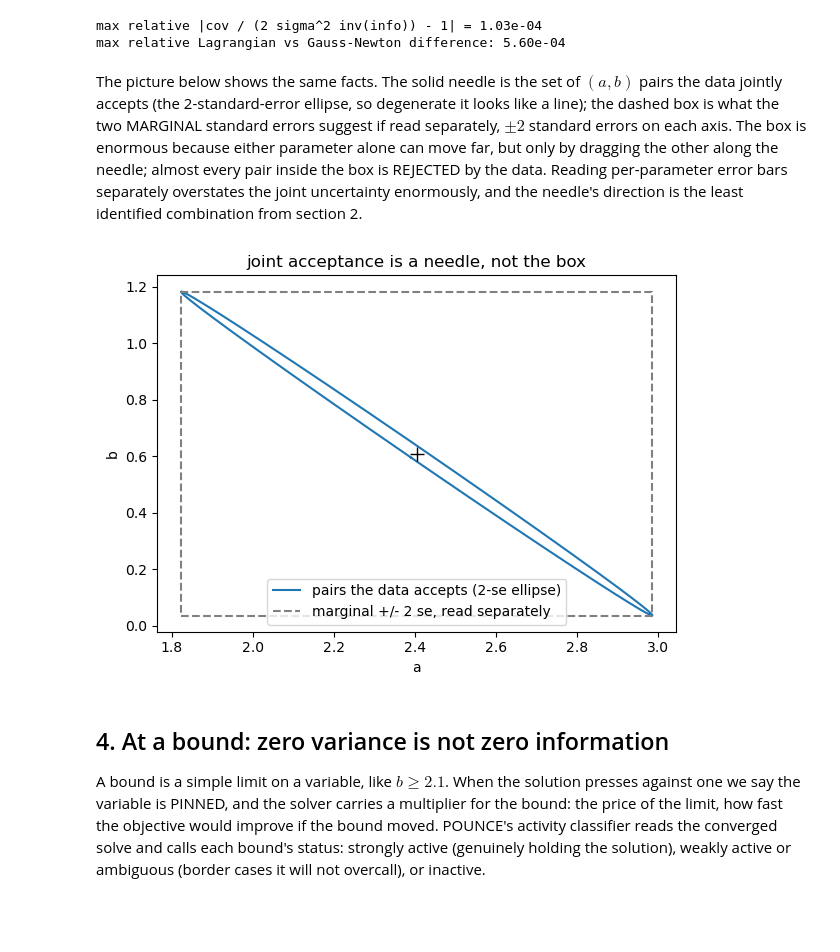
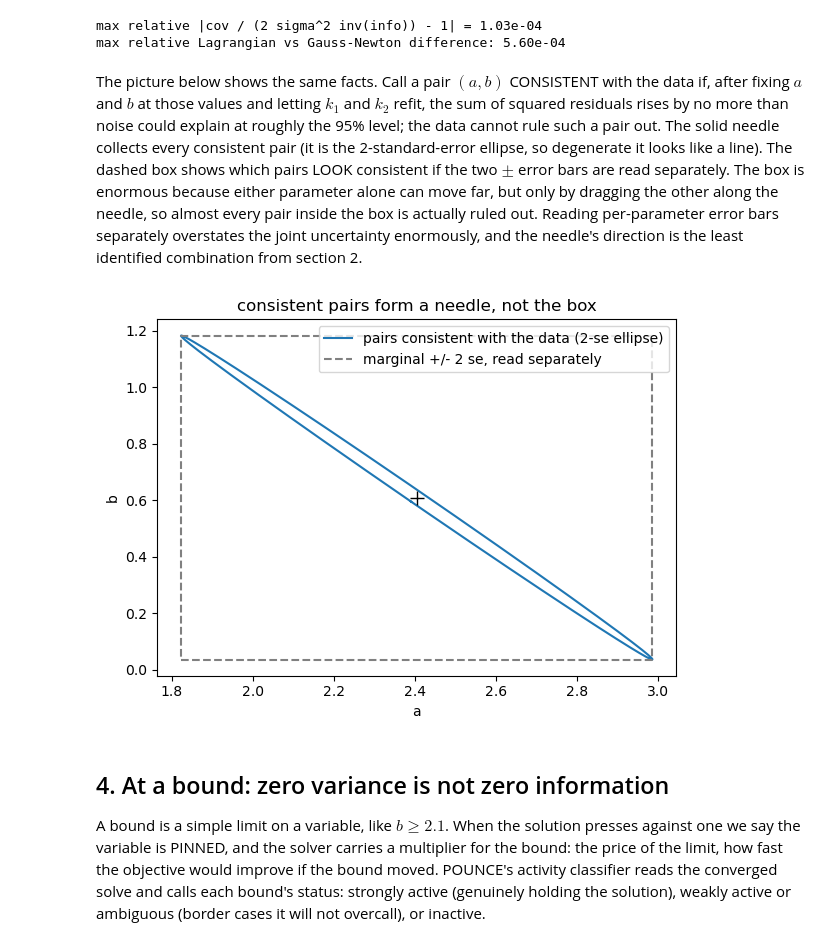
Before and after one commit to GermanHeim/pounce, a Jupyter notebook: python/notebooks/31_information_identifiability.ipynb, the cells around one changed output. Saved outputs shown, nothing was run; the diff lists cells and outputs as text; code cells hidden in the pictures; blank space fills up the shorter version.

Commit message:
Notebook 31: define consistency operationally, drop 'jointly accept'
A pair is consistent with the data if fixing it and refitting the
rest raises the sum of squared residuals by no more than noise could
explain at roughly the 95% level; the data cannot rule it out. The
legend and title now use the same word.

Co-Authored-By: Claude Fable 5 <noreply@anthropic.com>

```diff
--- a/python/notebooks/31_information_identifiability.ipynb
+++ b/python/notebooks/31_information_identifiability.ipynb
@@ -265,41 +265,45 @@ print(f"max relative Lagrangian vs Gauss-Newton difference: "
 max relative |cov / (2 sigma^2 inv(info)) - 1| = 1.03e-04
 max relative Lagrangian vs Gauss-Newton difference: 5.60e-04
 # %% [markdown]
-The picture below shows the same facts. The solid needle is the set of $(a, b)$
-pairs the data jointly accepts (the 2-standard-error ellipse, so
-degenerate it looks like a line); the dashed box is what the two
-MARGINAL standard errors suggest if read separately, $\pm 2$
-standard errors on each axis. The box is enormous because either
-parameter alone can move far, but only by dragging the other along
-the needle; almost every pair inside the box is REJECTED by the data.
-Reading per-parameter error bars separately overstates the joint
-uncertainty enormously, and the needle's direction is the least
-identified combination from section 2.
+The picture below shows the same facts. Call a pair $(a, b)$
+CONSISTENT with the data if, after fixing $a$ and $b$ at those values
+and letting $k_1$ and $k_2$ refit, the sum of squared residuals rises
+by no more than noise could explain at roughly the 95% level; the
+data cannot rule such a pair out. The solid needle collects every
+consistent pair (it is the 2-standard-error ellipse, so degenerate it
+looks like a line). The dashed box shows which pairs LOOK consistent
+if the two $\pm$ error bars are read separately. The box is
+enormous because either parameter alone can move far, but only by
+dragging the other along the needle, so almost every pair inside the
+box is actually ruled out. Reading per-parameter error bars
+separately overstates the joint uncertainty enormously, and the
+needle's direction is the least identified combination from
+section 2.
 # %%
 pair = [0, 1]                              # the (a, b) block
 th = np.linspace(0.0, 2.0 * np.pi, 300)
 circ = np.vstack([np.cos(th), np.sin(th)])
 w, V = np.linalg.eigh(cov.matrix[np.ix_(pair, pair)])
 xy = V @ np.diag(2.0 * np.sqrt(w)) @ circ
 
 se_a, se_b = cov.std_err[m.a], cov.std_err[m.b]
 plt.figure(figsize=(6, 4.5))
 plt.plot(p_hat[0] + xy[0], p_hat[1] + xy[1],
-         label="pairs the data accepts (2-se ellipse)")
+         label="pairs consistent with the data (2-se ellipse)")
 plt.plot([p_hat[0] - 2 * se_a, p_hat[0] + 2 * se_a,
           p_hat[0] + 2 * se_a, p_hat[0] - 2 * se_a,
           p_hat[0] - 2 * se_a],
          [p_hat[1] - 2 * se_b, p_hat[1] - 2 * se_b,
           p_hat[1] + 2 * se_b, p_hat[1] + 2 * se_b,
           p_hat[1] - 2 * se_b],
          "--", color="gray",
          label="marginal +/- 2 se, read separately")
 plt.plot(*[[v] for v in (p_hat[0], p_hat[1])], "k+", ms=10)
 plt.xlabel("a"); plt.ylabel("b"); plt.legend()
-plt.title("joint acceptance is a needle, not the box")
+plt.title("consistent pairs form a needle, not the box")
 plt.tight_layout(); plt.show()
 # %% [output]
-[figure, old version]
+[figure, new version]
 # %% [markdown]
 ## 4. At a bound: zero variance is not zero information
 
```
